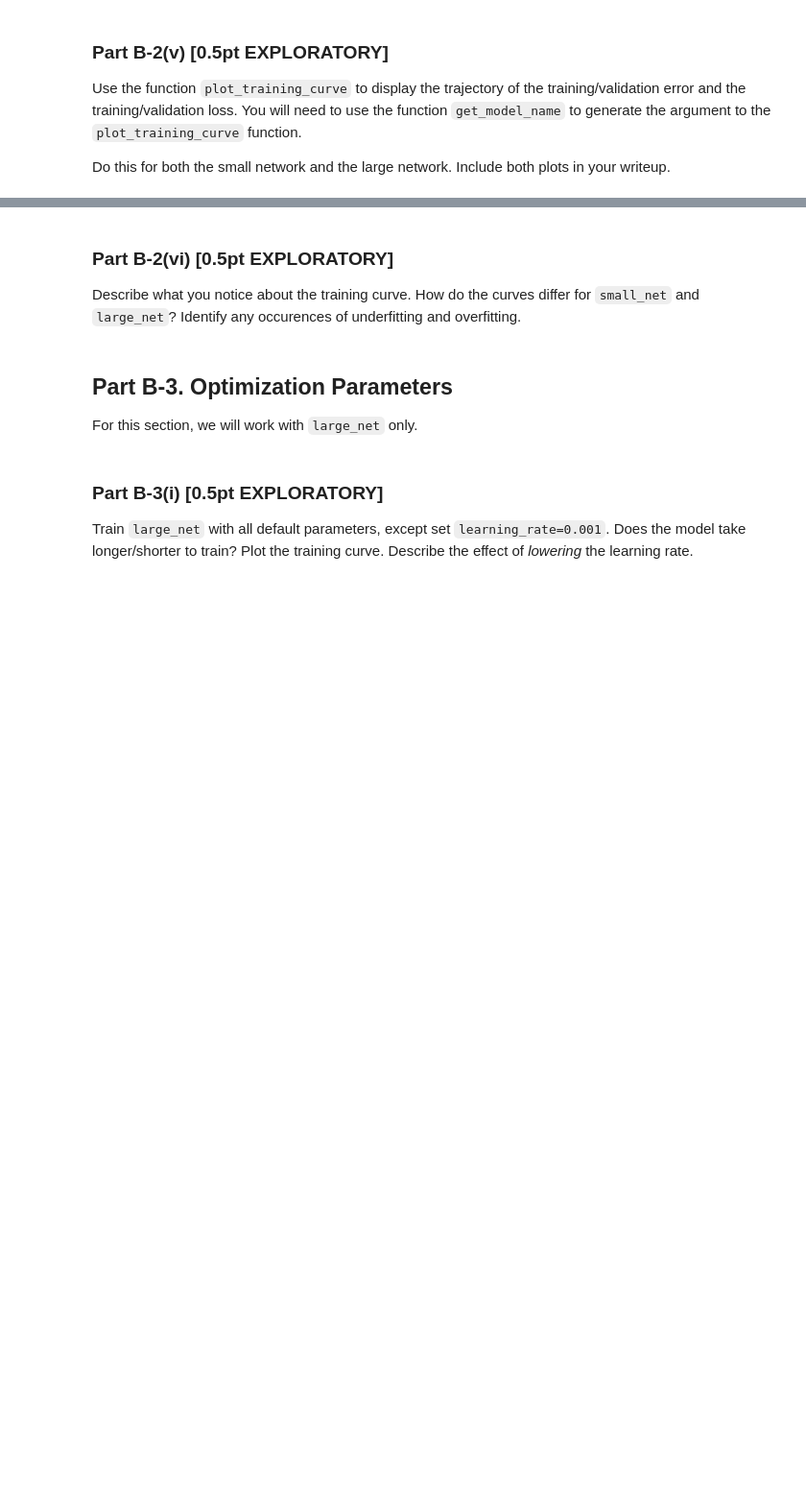
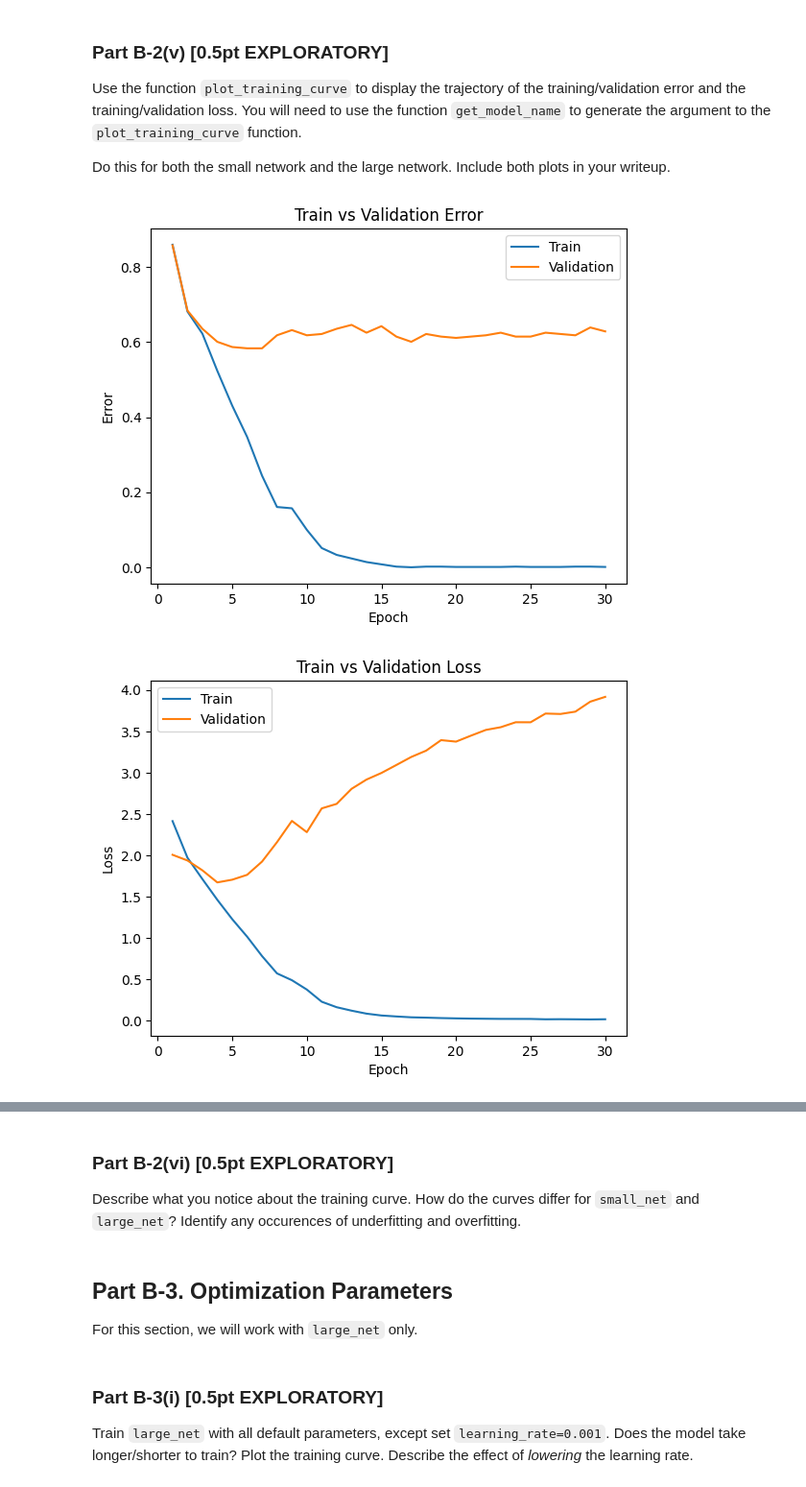
Before and after one commit to iolj-uoft/MIE1517-Intro-to-Deep-Learning, a Jupyter notebook: 2_Assignments/A1 - PyTorch Basics/A1.ipynb, the cells around one changed output, grey strips where cells are left out. Shown: that part at 96% size. Drawn from its saved outputs; the diff is of its cells as text; code cells hidden in the pictures; blank space fills up the shorter version.

```diff
--- a/2_Assignments/A1 - PyTorch Basics/A1.ipynb
+++ b/2_Assignments/A1 - PyTorch Basics/A1.ipynb
@@ -737,3 +808,8 @@ in your writeup.
 #model_path = get_model_name("small", batch_size=??, learning_rate=??, epoch=29)
 # %%
 # TO BE COMPLETED
+small_model_path = get_model_name("small", batch_size=64, learning_rate=0.01, epoch=29)
+plot_training_curve(small_model_path)
+# %% [output]
+[figure, added]
+[figure, added]
```
Also changed, not shown: parts of 42 cells of this notebook, 1 other file.
